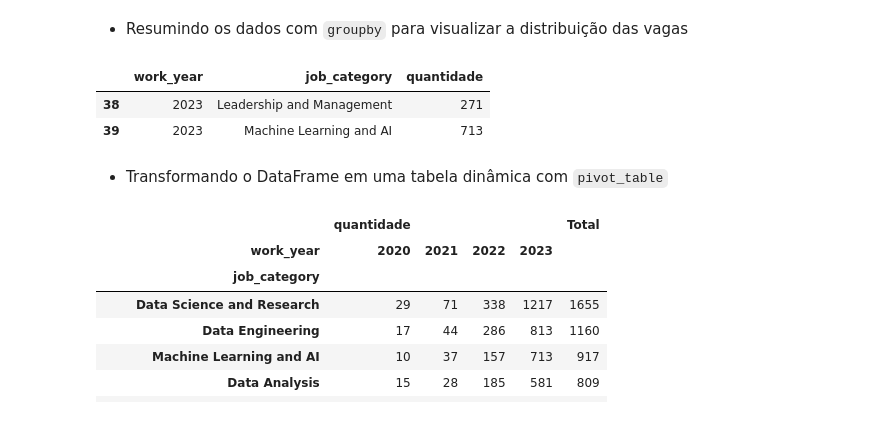
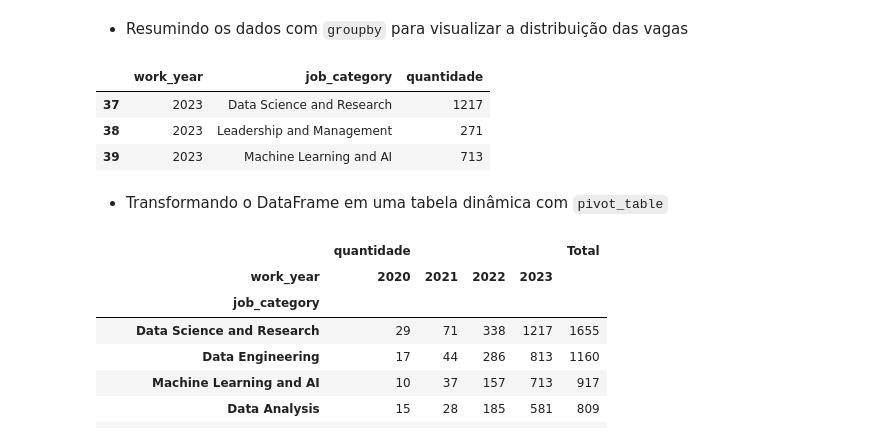
Before and after one commit to ryanrodr/eda-jobs-in-data, a Jupyter notebook: analise_exploratoria.ipynb, the cells around one changed output. Cells and saved outputs as stored; diff of their text form; code cells hidden in the pictures.

Commit message:
atualizando groupby e pivot_table2

```diff
--- a/analise_exploratoria.ipynb
+++ b/analise_exploratoria.ipynb
@@ -116,9 +116,10 @@ group = data.groupby(['work_year', 'job_category']).size().reset_index(name='qua
 # Selecionando somente valores existentes
 group = group[group['quantidade'] > 0]
 # %%
-group.tail(2)
+group.tail(3)
 # %% [output]
 |  | work_year | job_category | quantidade |
+| 37 | 2023 | Data Science and Research | 1217 |
 | 38 | 2023 | Leadership and Management | 271 |
 | 39 | 2023 | Machine Learning and AI | 713 |
 # %% [markdown]
```
Also changed, not shown: parts of 5 cells of this notebook.
